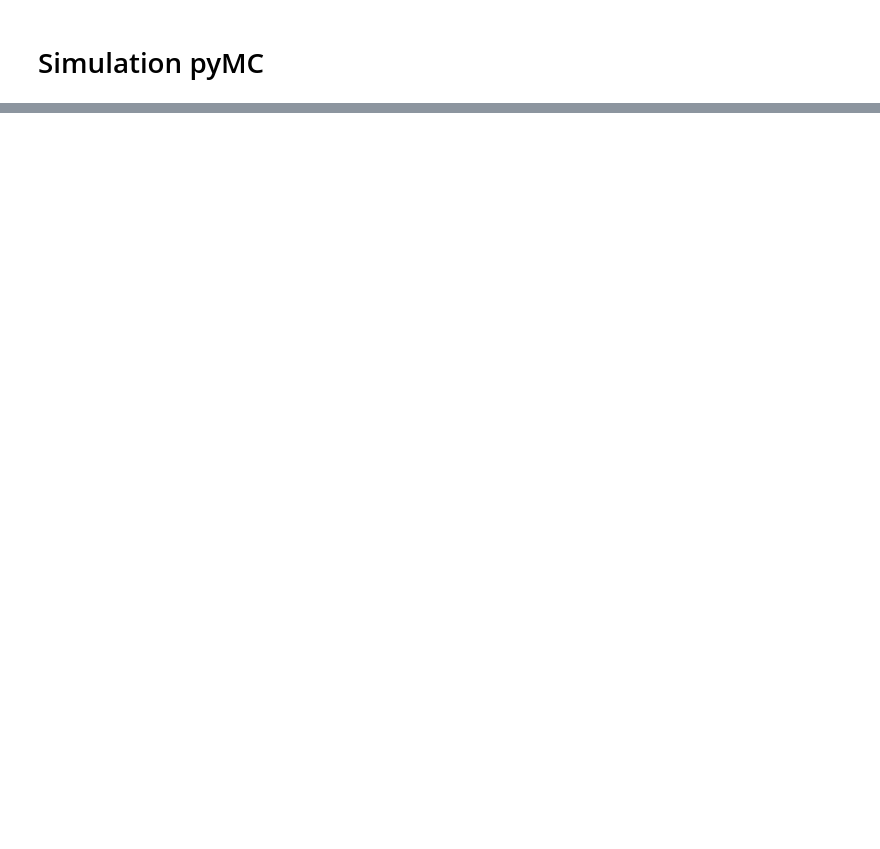
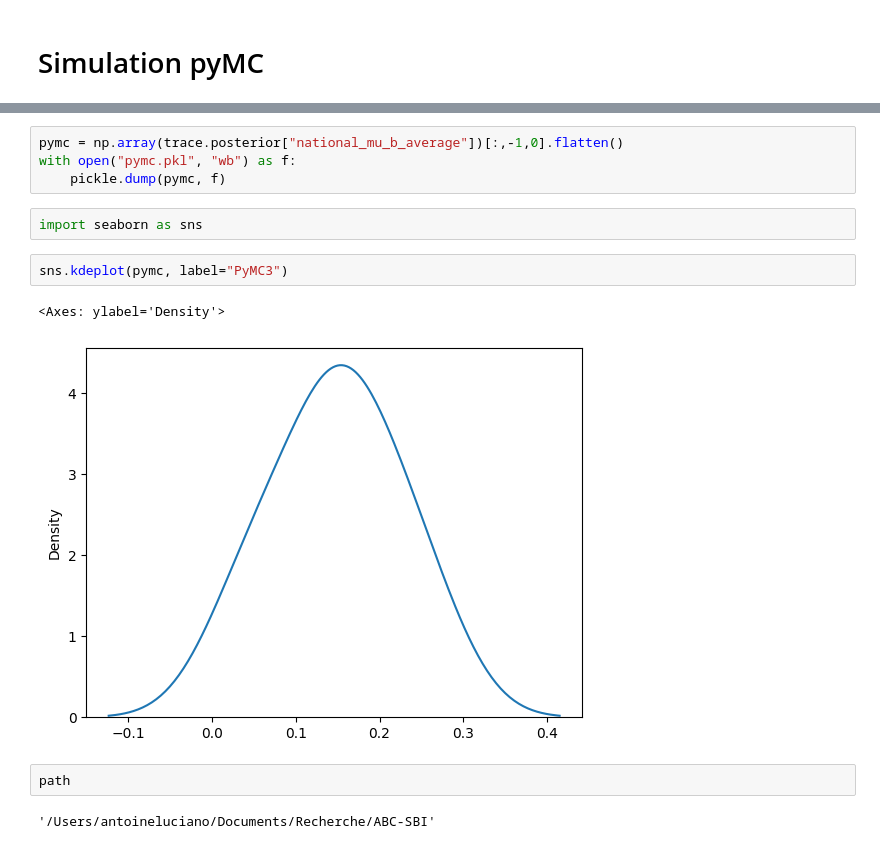
Before and after one commit to AntoineLuciano/ABC-SBI, a Jupyter notebook: examples/POTUS-nat/test_potus_nat.ipynb, the cells around one changed output, grey strips where cells are left out. Saved outputs shown, nothing was run; the diff lists cells and outputs as text; blank space fills up the shorter version.

```diff
--- a/examples/POTUS-nat/test_potus_nat.ipynb
+++ b/examples/POTUS-nat/test_potus_nat.ipynb
@@ -221,0 +235,15 @@ TypeError: '<=' not supported between instances of 'list' and 'int'
+# %%
+pymc = np.array(trace.posterior["national_mu_b_average"])[:,-1,0].flatten()
+with open("pymc.pkl", "wb") as f:
+    pickle.dump(pymc, f)
+# %%
+import seaborn as sns
+# %%
+sns.kdeplot(pymc, label="PyMC3")
+# %% [output]
+<Axes: ylabel='Density'>
+[figure, added]
+# %%
+path
+# %% [output]
+'/Users/antoineluciano/Documents/Recherche/ABC-SBI'
```
Also changed, not shown: parts of 13 cells of this notebook, 19 other files.
